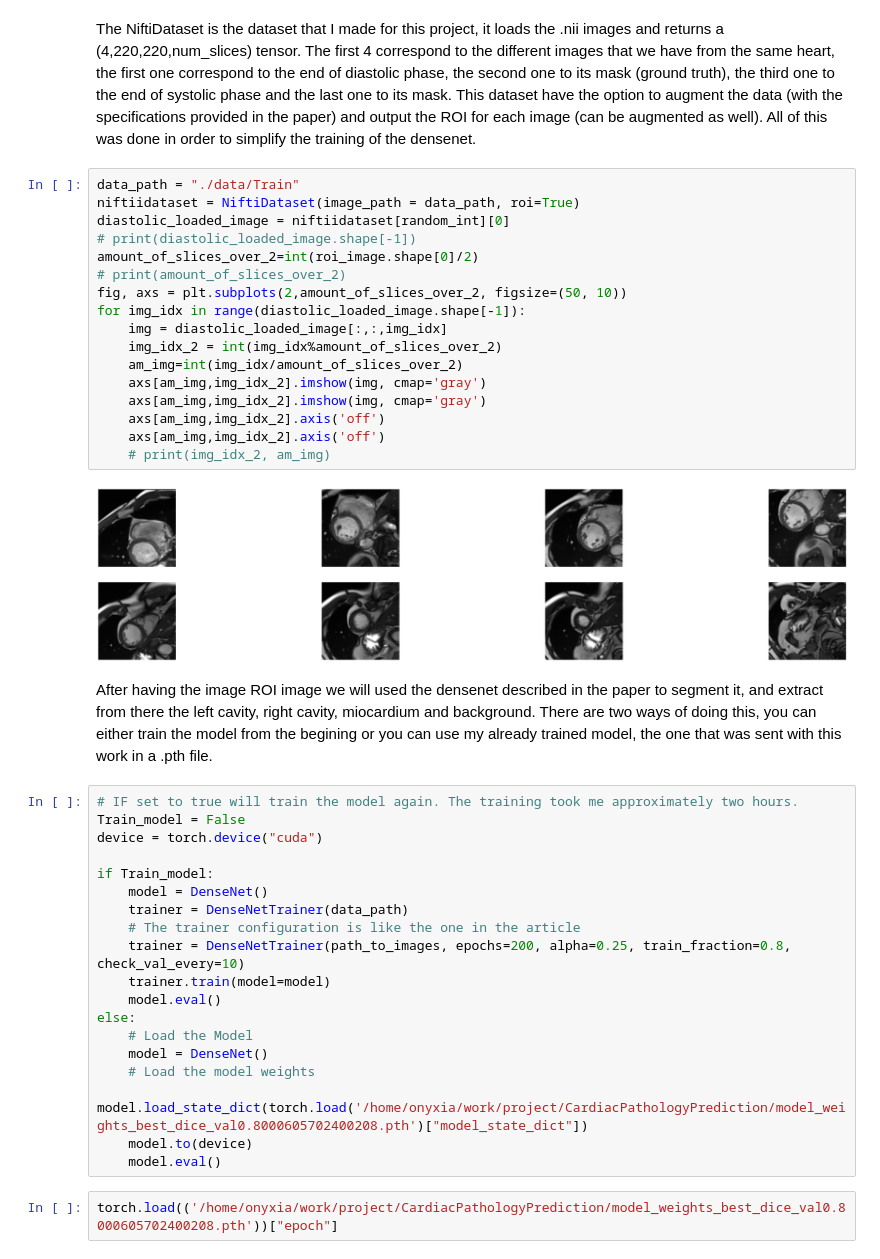
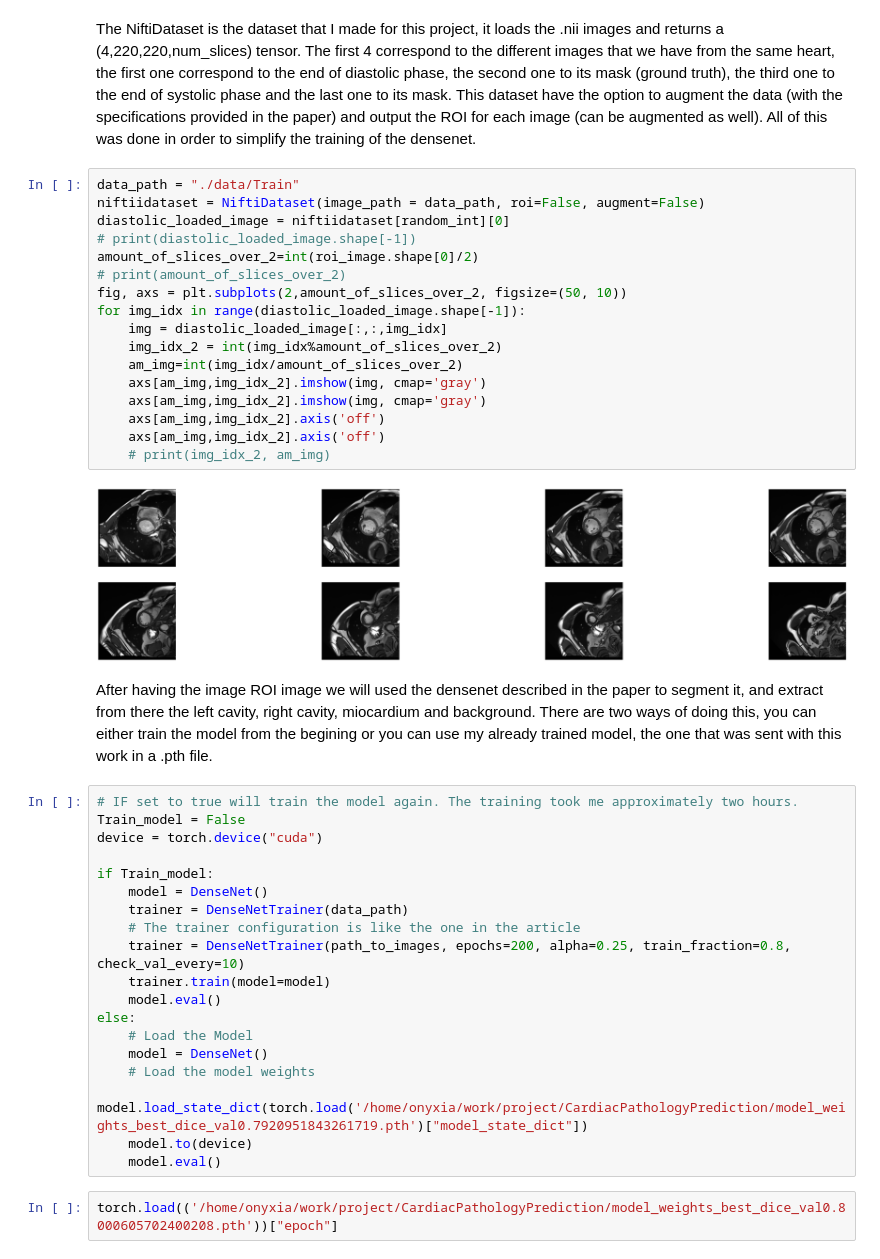
Before and after one commit to NicolasNoya/CardiacPathologyPrediction, a Jupyter notebook: presentation.ipynb, the cells around one changed output. Cells and saved outputs as stored; diff of their text form.

Commit message:
fixing prediction

```diff
--- a/presentation.ipynb
+++ b/presentation.ipynb
@@ -44,23 +49,23 @@ The NiftiDataset is the dataset that I made for this project, it loads the .nii
 This dataset have the option to augment the data (with the specifications provided in the paper) and output the ROI for each image (can be augmented as well). All of this was done in order to simplify the training of the densenet.
 # %%
 data_path = "./data/Train"
-niftiidataset = NiftiDataset(image_path = data_path, roi=True)
+niftiidataset = NiftiDataset(image_path = data_path, roi=False, augment=False)
 diastolic_loaded_image = niftiidataset[random_int][0]
 # print(diastolic_loaded_image.shape[-1])
 amount_of_slices_over_2=int(roi_image.shape[0]/2)
 # print(amount_of_slices_over_2)
 fig, axs = plt.subplots(2,amount_of_slices_over_2, figsize=(50, 10))
 for img_idx in range(diastolic_loaded_image.shape[-1]):
     img = diastolic_loaded_image[:,:,img_idx]
     img_idx_2 = int(img_idx%amount_of_slices_over_2)
     am_img=int(img_idx/amount_of_slices_over_2)
     axs[am_img,img_idx_2].imshow(img, cmap='gray')
     axs[am_img,img_idx_2].imshow(img, cmap='gray')
     axs[am_img,img_idx_2].axis('off')
     axs[am_img,img_idx_2].axis('off')
     # print(img_idx_2, am_img)
 # %% [output]
-[figure, old version]
+[figure, new version]
 # %% [markdown]
 After having the image ROI image we will used the densenet described in the paper to segment it, and extract from there the left cavity, right cavity, miocardium and background.
 There are two ways of doing this, you can either train the model from the begining or you can use my already trained model, the one that was sent with this work in a .pth file.
@@ -80,7 +85,7 @@ else:
     # Load the Model
     model = DenseNet()
     # Load the model weights
-    model.load_state_dict(torch.load('/home/onyxia/work/project/CardiacPathologyPrediction/model_weights_best_dice_val0.8000605702400208.pth')["model_state_dict"])
+    model.load_state_dict(torch.load('/home/onyxia/work/project/CardiacPathologyPrediction/model_weights_best_dice_val0.7920951843261719.pth')["model_state_dict"])
     model.to(device)
     model.eval()
 # %%
```
Also changed, not shown: parts of 16 cells of this notebook, 4 other files.
